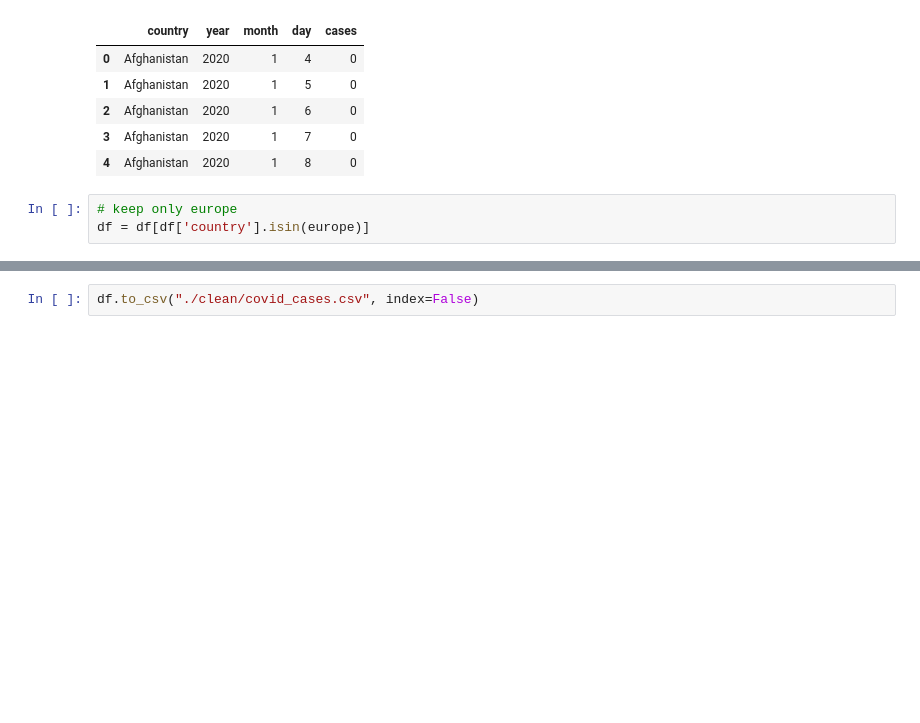
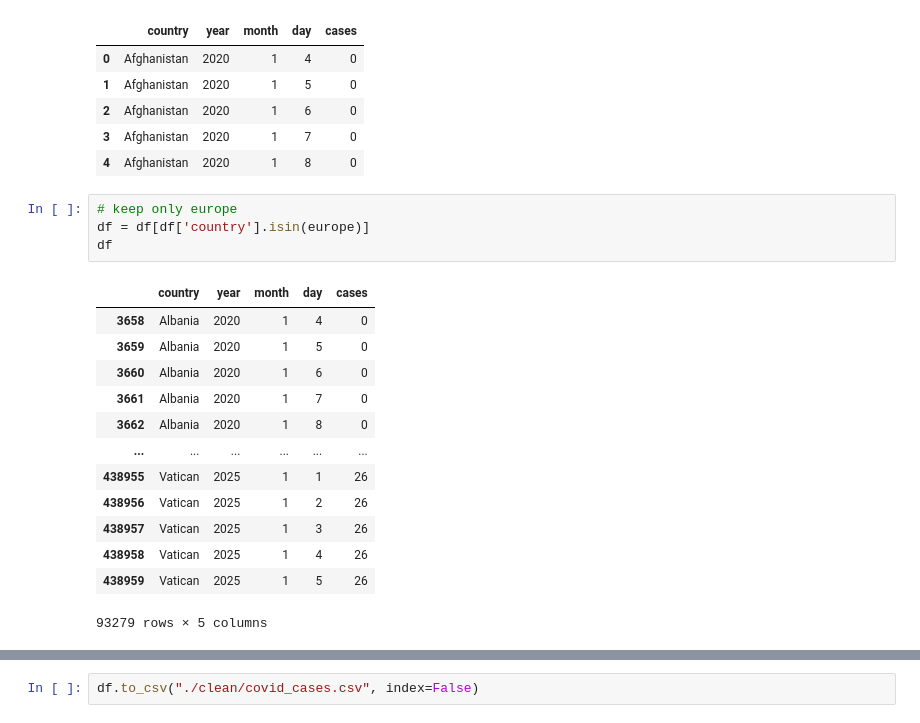
Before and after one commit to ChristianParodi/tristimuli-final-project, a Jupyter notebook: dataset/COVID/covid_temp/temp.ipynb, the cells around one changed output, grey strips where cells are left out. Drawn from its saved outputs; the diff is of its cells as text; blank space fills up the shorter version.

```diff
--- a/dataset/COVID/covid_temp/temp.ipynb
+++ b/dataset/COVID/covid_temp/temp.ipynb
@@ -73,3 +76,18 @@ df.head()
 # %%
 # keep only europe
 df = df[df['country'].isin(europe)]
+df
+# %% [output]
+|  | country | year | month | day | cases |
+| 3658 | Albania | 2020 | 1 | 4 | 0 |
+| 3659 | Albania | 2020 | 1 | 5 | 0 |
+| 3660 | Albania | 2020 | 1 | 6 | 0 |
+| 3661 | Albania | 2020 | 1 | 7 | 0 |
+| 3662 | Albania | 2020 | 1 | 8 | 0 |
+| ... | ... | ... | ... | ... | ... |
+| 438955 | Vatican | 2025 | 1 | 1 | 26 |
+| 438956 | Vatican | 2025 | 1 | 2 | 26 |
+| 438957 | Vatican | 2025 | 1 | 3 | 26 |
+| 438958 | Vatican | 2025 | 1 | 4 | 26 |
+| 438959 | Vatican | 2025 | 1 | 5 | 26 |
+93279 rows × 5 columns
```
Also changed, not shown: parts of 19 cells of this notebook, 15 other files.
